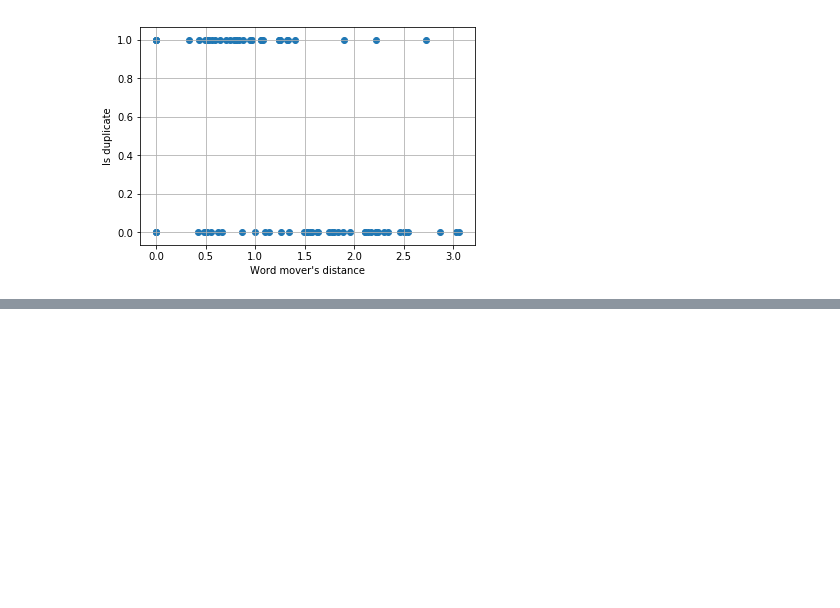
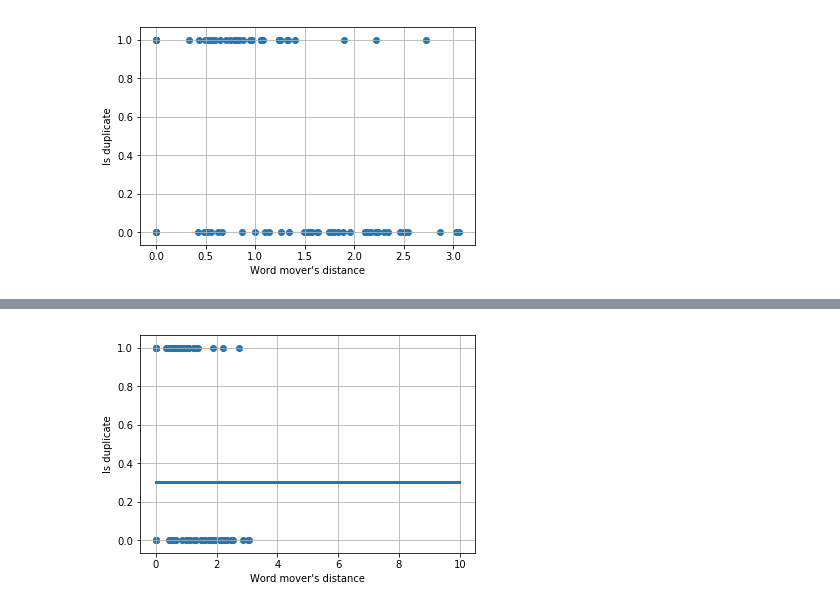
Before and after one commit to sasha-liutova/Quora_Questions_Duplicates, a Jupyter notebook: analysis_ntbs/features_analysis.ipynb, the cells around one changed output, grey strips where cells are left out. Saved outputs shown, nothing was run; the diff lists cells and outputs as text; code cells hidden in the pictures; blank space fills up the shorter version.

```diff
--- a/analysis_ntbs/features_analysis.ipynb
+++ b/analysis_ntbs/features_analysis.ipynb
@@ -28,0 +66,18 @@ plt.show()
+# %%
+predictions = model.predict(features_train)
+# %%
+N = 80
+S = 900
+plt.scatter(features_train[S:S+N], labels_train[S:S+N])
+# coef = model.coef_[0]
+# intercept = model.intercept_[0]
+# X = [0, 10]
+# Y = [coef*x + intercept for x in X]
+# plt.plot(X, Y)
+plt.plot(features_train, predictions)
+plt.grid(True)
+plt.xlabel("Word mover's distance")
+plt.ylabel("Is duplicate")
+plt.show()
+# %% [output]
+[figure, added]
```
Also changed, not shown: parts of 11 cells of this notebook.
